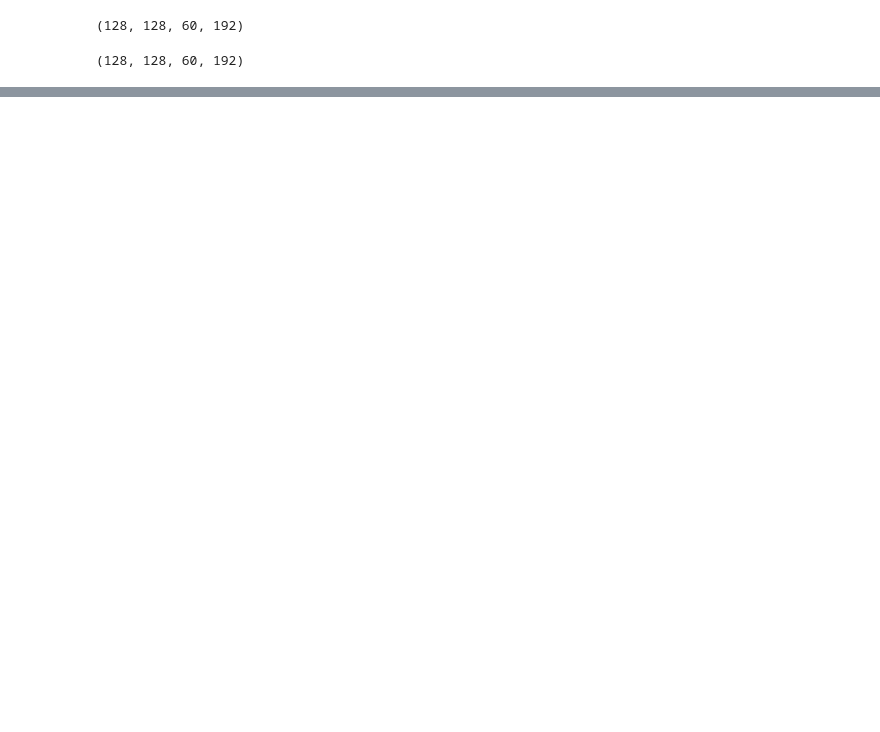
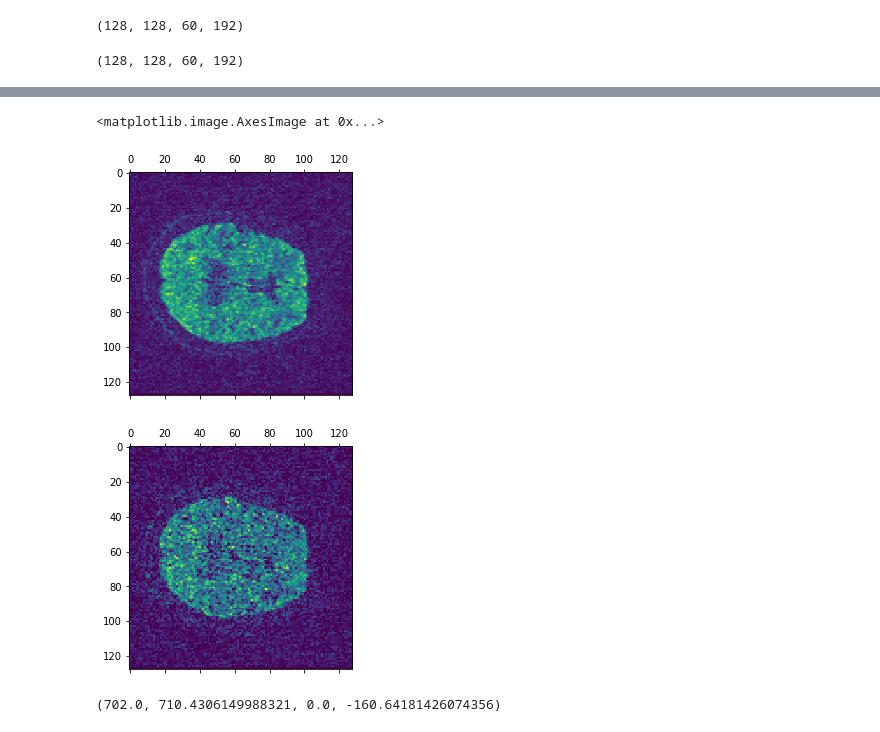
Before and after one commit to nrdg/hmc, a Jupyter notebook: 00_core.ipynb, the cells around one changed output, grey strips where cells are left out. Drawn from its saved outputs; the diff is of its cells as text; code cells hidden in the pictures; blank space fills up the shorter version.

```diff
--- a/00_core.ipynb
+++ b/00_core.ipynb
@@ -364,2 +374,13 @@ plt.plot(pred[64, 64, 30])
+# %%
+plt.matshow(out_data[:, :, 30])
+plt.matshow(out_pred[:, :, 30], vmin=0)
+# %% [output]
+<matplotlib.image.AxesImage at 0x...>
+[figure, added]
+[figure, added]
+# %%
+np.max(out_data), np.max(out_pred), np.min(out_data), np.min(out_pred)
+# %% [output]
+(702.0, 710.4306149988321, 0.0, -160.64181426074356)
 # %%
 sfm.USV[1] < 10e-10
```
Also changed, not shown: parts of 12 cells of this notebook.
